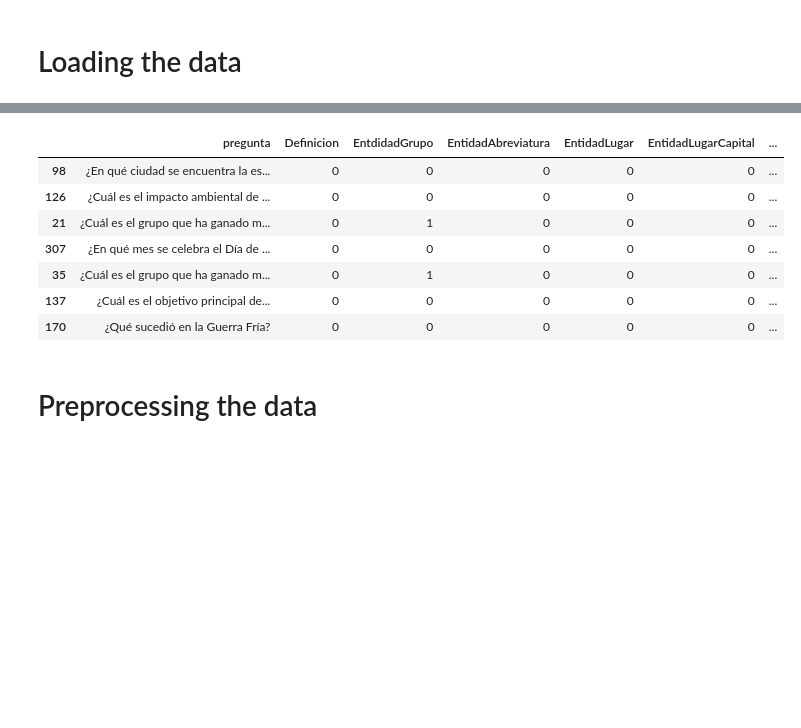
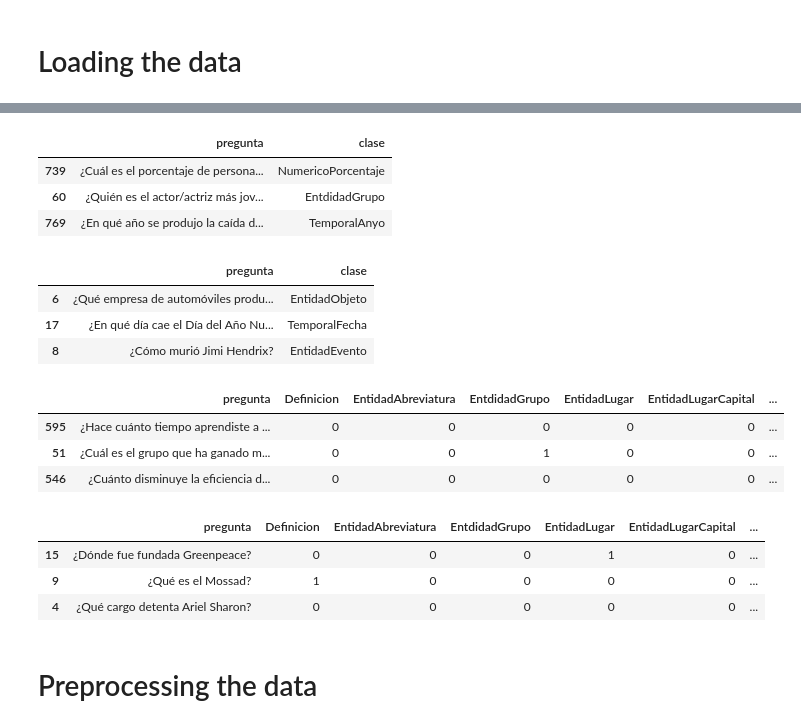
Before and after one commit to fwendeburg/clasificador-preguntas-EI, a Jupyter notebook: mlp.ipynb, the cells around one changed output, grey strips where cells are left out. Drawn from its saved outputs; the diff is of its cells as text; code cells hidden in the pictures; blank space fills up the shorter version.

```diff
--- a/mlp.ipynb
+++ b/mlp.ipynb
@@ -125,15 +130,33 @@ classes_df.sample(7)
+# %%
+df_raw.sample(3)
+# %% [output]
+|  | pregunta | clase |
+| 739 | ¿Cuál es el porcentaje de persona... | NumericoPorcentaje |
+| 60 | ¿Quién es el actor/actriz más jov... | EntdidadGrupo |
+| 769 | ¿En qué año se produjo la caída d... | TemporalAnyo |
+# %%
+df_test.sample(3)
+# %% [output]
+|  | pregunta | clase |
+| 6 | ¿Qué empresa de automóviles produ... | EntidadObjeto |
+| 17 | ¿En qué día cae el Día del Año Nu... | TemporalFecha |
+| 8 | ¿Cómo murió Jimi Hendrix? | EntidadEvento |
 # %%
-question_class_df = pd.concat([df, classes_df], axis=1).drop('clase', axis=1)
+df_one_hot_encoded = pd.concat([df_raw, classes_df_1], axis=1).drop('clase', axis=1)
+df_test_one_hot_encoded = pd.concat([df_test, classes_df_2], axis=1).drop('clase', axis=1)
-# %%
-question_class_df.sample(7)
-# %% [output]
-|  | pregunta | Definicion | EntdidadGrupo | EntidadAbreviatura | EntidadLugar | EntidadLugarCapital | ... |
-| 98 | ¿En qué ciudad se encuentra la es... | 0 | 0 | 0 | 0 | 0 | ... |
-| 126 | ¿Cuál es el impacto ambiental de ... | 0 | 0 | 0 | 0 | 0 | ... |
-| 21 | ¿Cuál es el grupo que ha ganado m... | 0 | 1 | 0 | 0 | 0 | ... |
-| 307 | ¿En qué mes se celebra el Día de ... | 0 | 0 | 0 | 0 | 0 | ... |
-| 35 | ¿Cuál es el grupo que ha ganado m... | 0 | 1 | 0 | 0 | 0 | ... |
-| 137 | ¿Cuál es el objetivo principal de... | 0 | 0 | 0 | 0 | 0 | ... |
-| 170 | ¿Qué sucedió en la Guerra Fría? | 0 | 0 | 0 | 0 | 0 | ... |
+# %%
+df_one_hot_encoded.sample(3)
+# %% [output]
+|  | pregunta | Definicion | EntidadAbreviatura | EntdidadGrupo | EntidadLugar | EntidadLugarCapital | ... |
+| 595 | ¿Hace cuánto tiempo aprendiste a ... | 0 | 0 | 0 | 0 | 0 | ... |
+| 51 | ¿Cuál es el grupo que ha ganado m... | 0 | 0 | 1 | 0 | 0 | ... |
+| 546 | ¿Cuánto disminuye la eficiencia d... | 0 | 0 | 0 | 0 | 0 | ... |
+# %%
+df_test_one_hot_encoded.sample(3)
+# %% [output]
+|  | pregunta | Definicion | EntidadAbreviatura | EntdidadGrupo | EntidadLugar | EntidadLugarCapital | ... |
+| 15 | ¿Dónde fue fundada Greenpeace? | 0 | 0 | 0 | 1 | 0 | ... |
+| 9 | ¿Qué es el Mossad? | 1 | 0 | 0 | 0 | 0 | ... |
+| 4 | ¿Qué cargo detenta Ariel Sharon? | 0 | 0 | 0 | 0 | 0 | ... |
 # %% [markdown]
 # Preprocessing the data
```
Also changed, not shown: parts of 31 cells of this notebook.
